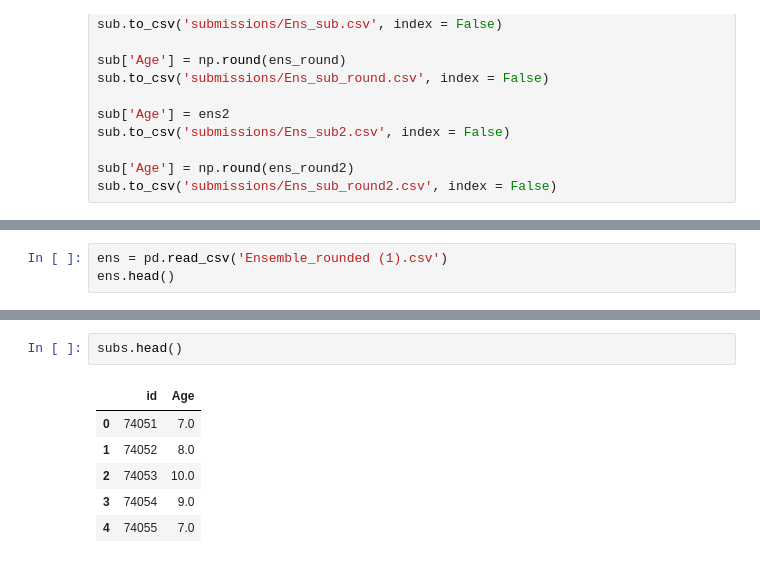
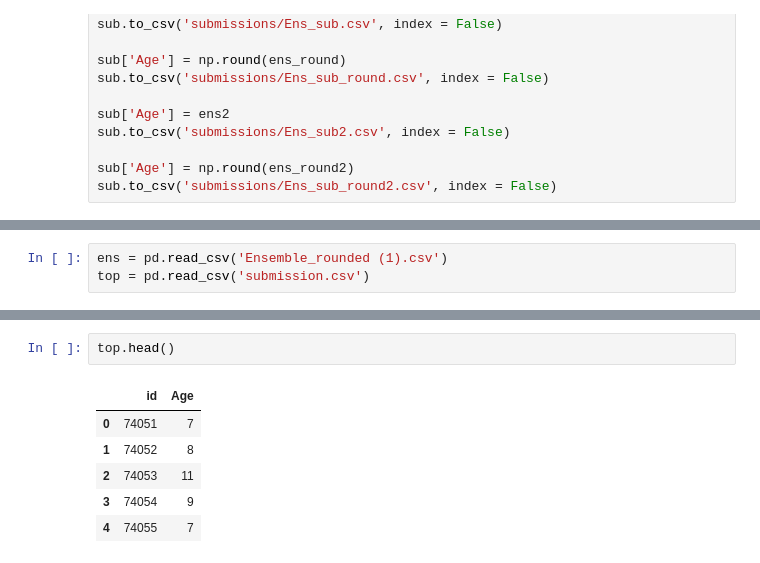
Before and after one commit to Evan-Callaghan/Kaggle, a Jupyter notebook: PlaygroundSeries/CrabAgePrediction/Untitled.ipynb, the cells around one changed output, grey strips where cells are left out. Drawn from its saved outputs; the diff is of its cells as text.

```diff
--- a/PlaygroundSeries/CrabAgePrediction/Untitled.ipynb
+++ b/PlaygroundSeries/CrabAgePrediction/Untitled.ipynb
@@ -702,3 +695,3 @@ new_sub.to_csv('submissions/new)lightgbm.csv', index = False)
 # %%
 ens = pd.read_csv('Ensemble_rounded (1).csv')
-ens.head()
+top = pd.read_csv('submission.csv')
@@ -715,9 +707,9 @@ subs['Age'] = (new_sub['Age'] + ens['Age']) / 2
 # %%
-subs.head()
+top.head()
 # %% [output]
 |  | id | Age |
-| 0 | 74051 | 7.0 |
-| 1 | 74052 | 8.0 |
-| 2 | 74053 | 10.0 |
-| 3 | 74054 | 9.0 |
-| 4 | 74055 | 7.0 |
+| 0 | 74051 | 7 |
+| 1 | 74052 | 8 |
+| 2 | 74053 | 11 |
+| 3 | 74054 | 9 |
+| 4 | 74055 | 7 |
```
Also changed, not shown: parts of 10 cells of this notebook, 4 other files.
